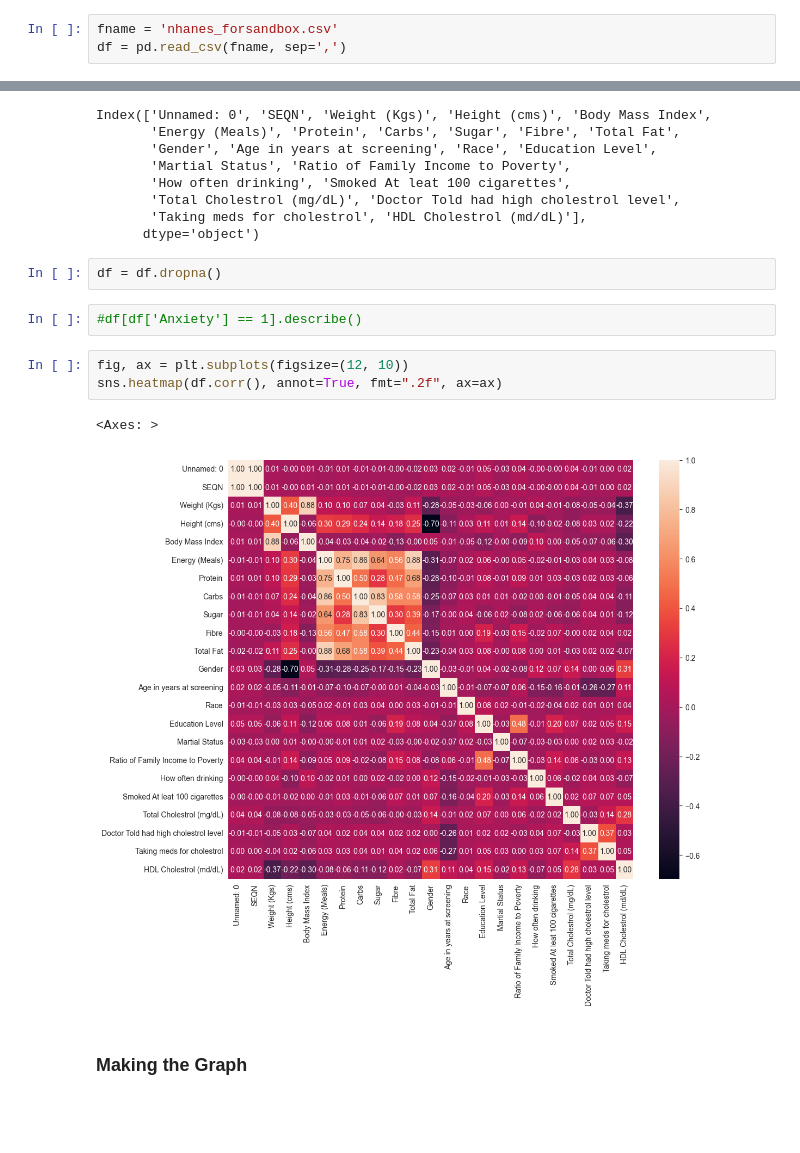
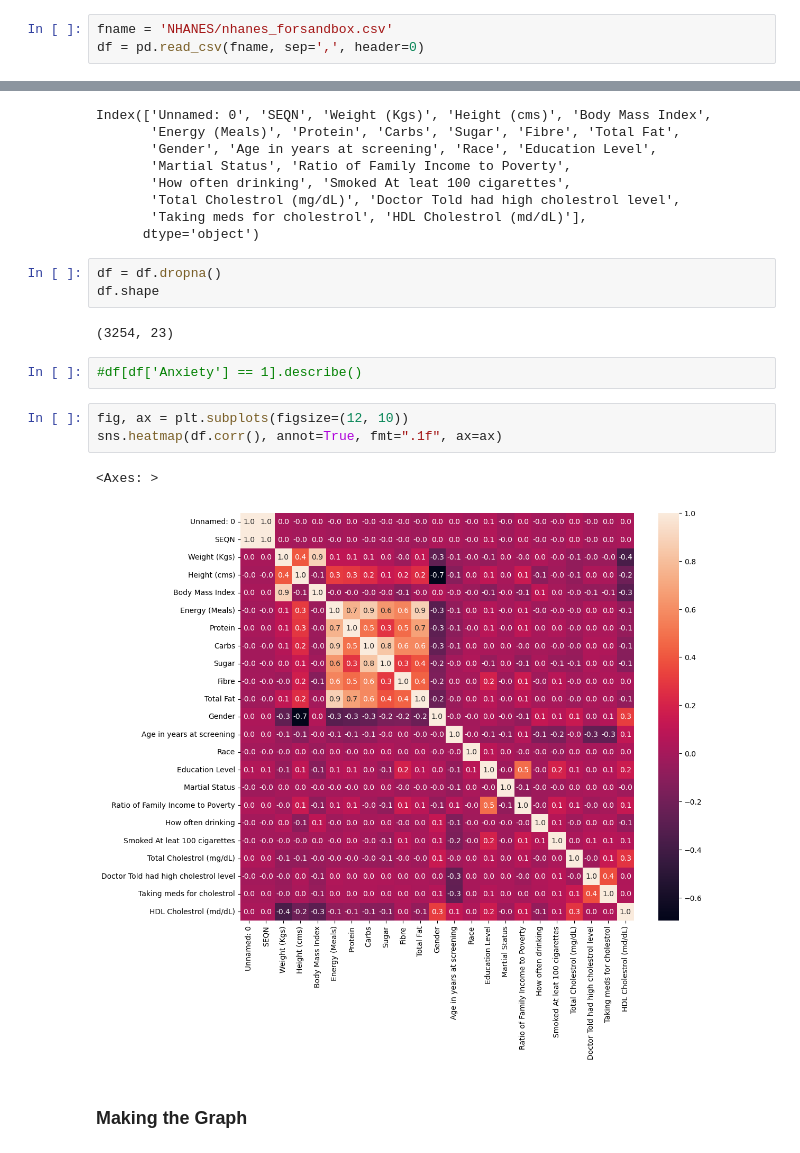
Before and after one commit to jerbeario/CasualPresentation, a Jupyter notebook: NHANES/NHANES_sandbox.ipynb, the cells around one changed output, grey strips where cells are left out. Saved outputs shown, nothing was run; the diff lists cells and outputs as text; blank space fills up the shorter version.

```diff
--- a/NHANES/NHANES_sandbox.ipynb
+++ b/NHANES/NHANES_sandbox.ipynb
@@ -9,6 +11,6 @@ import networkx as nx
 # %%
-fname = 'nhanes_forsandbox.csv'
-df = pd.read_csv(fname, sep=',')
+fname = 'NHANES/nhanes_forsandbox.csv'
+df = pd.read_csv(fname, sep=',', header=0)
 # %% [markdown]
 # Exploratory Data Analysis
 # %%
@@ -44,14 +46,17 @@ Index(['Unnamed: 0', 'SEQN', 'Weight (Kgs)', 'Height (cms)', 'Body Mass Index',
       dtype='object')
 # %%
 df = df.dropna()
+df.shape
+# %% [output]
+(3254, 23)
 # %%
 #df[df['Anxiety'] == 1].describe()
 # %%
 fig, ax = plt.subplots(figsize=(12, 10))
-sns.heatmap(df.corr(), annot=True, fmt=".2f", ax=ax)
+sns.heatmap(df.corr(), annot=True, fmt=".1f", ax=ax)
 # %% [output]
 <Axes: >
-[figure, old version]
+[figure, new version]
 # %% [markdown]
 ### Making the Graph
 # %%
```
Also changed, not shown: parts of 6 cells of this notebook, 11 other files.
